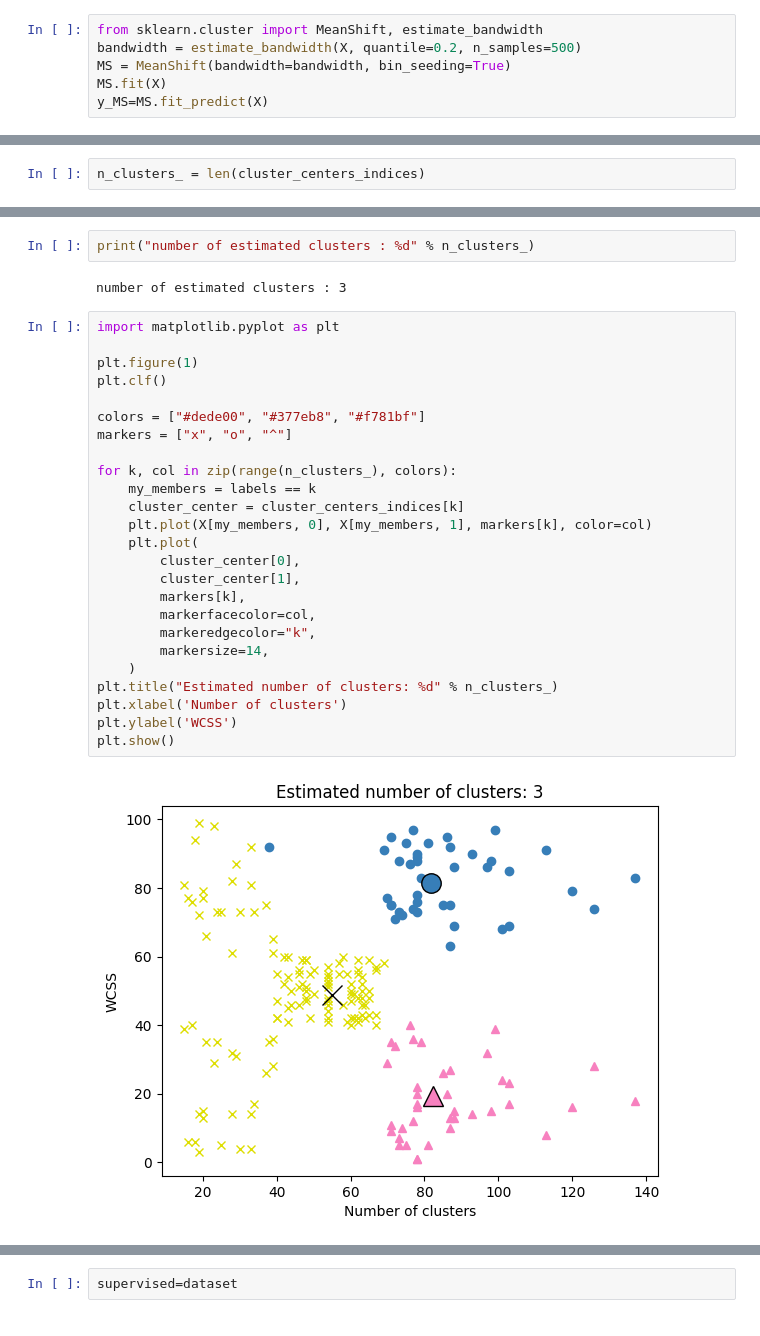
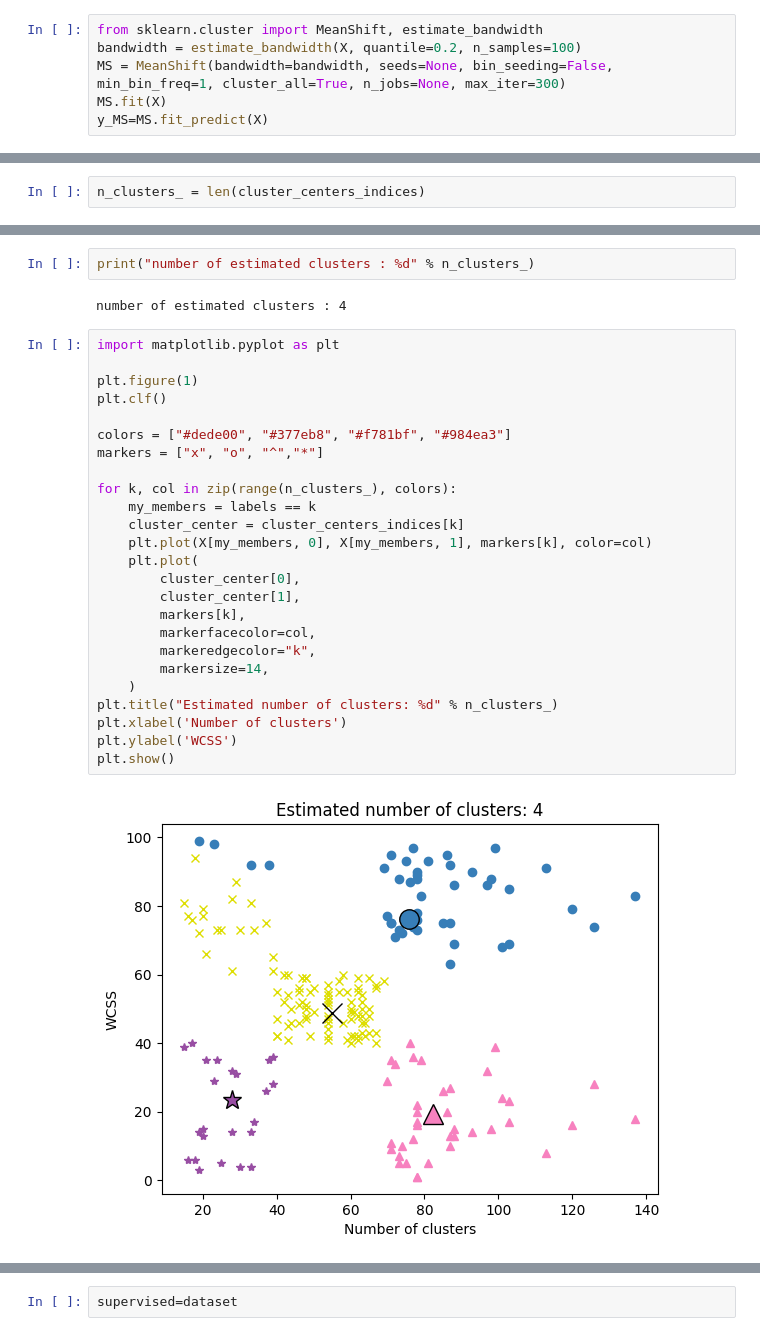
Before and after one commit to eamudha/ML_Cluster_Unsupervised, a Jupyter notebook: 1.Mean_Shift.ipynb, the cells around one changed output, grey strips where cells are left out. Drawn from its saved outputs; the diff is of its cells as text.

```diff
--- a/1.Mean_Shift.ipynb
+++ b/1.Mean_Shift.ipynb
@@ -26,8 +26,8 @@ X = dataset.iloc[:, 3:5].values
 from sklearn.datasets import make_blobs
 # %%
 from sklearn.cluster import MeanShift, estimate_bandwidth
-bandwidth = estimate_bandwidth(X, quantile=0.2, n_samples=500)
-MS = MeanShift(bandwidth=bandwidth, bin_seeding=True)
+bandwidth = estimate_bandwidth(X, quantile=0.2, n_samples=100)
+MS = MeanShift(bandwidth=bandwidth, seeds=None, bin_seeding=False, min_bin_freq=1, cluster_all=True, n_jobs=None, max_iter=300)
 MS.fit(X)
 y_MS=MS.fit_predict(X)
 # %%
@@ -55,31 +55,31 @@ n_clusters_
 # %%
 print("number of estimated clusters : %d" % n_clusters_)
 # %% [output]
-number of estimated clusters : 3
+number of estimated clusters : 4
 # %%
 import matplotlib.pyplot as plt
 
 plt.figure(1)
 plt.clf()
 
-colors = ["#dede00", "#377eb8", "#f781bf"]
-markers = ["x", "o", "^"]
+colors = ["#dede00", "#377eb8", "#f781bf", "#984ea3"]
+markers = ["x", "o", "^","*"]
 
 for k, col in zip(range(n_clusters_), colors):
     my_members = labels == k
     cluster_center = cluster_centers_indices[k]
     plt.plot(X[my_members, 0], X[my_members, 1], markers[k], color=col)
     plt.plot(
         cluster_center[0],
         cluster_center[1],
         markers[k],
         markerfacecolor=col,
         markeredgecolor="k",
         markersize=14,
     )
 plt.title("Estimated number of clusters: %d" % n_clusters_)
 plt.xlabel('Number of clusters')
 plt.ylabel('WCSS')
 plt.show()
 # %% [output]
-[figure, old version]
+[figure, new version]
```
Also changed, not shown: parts of 8 cells of this notebook.
